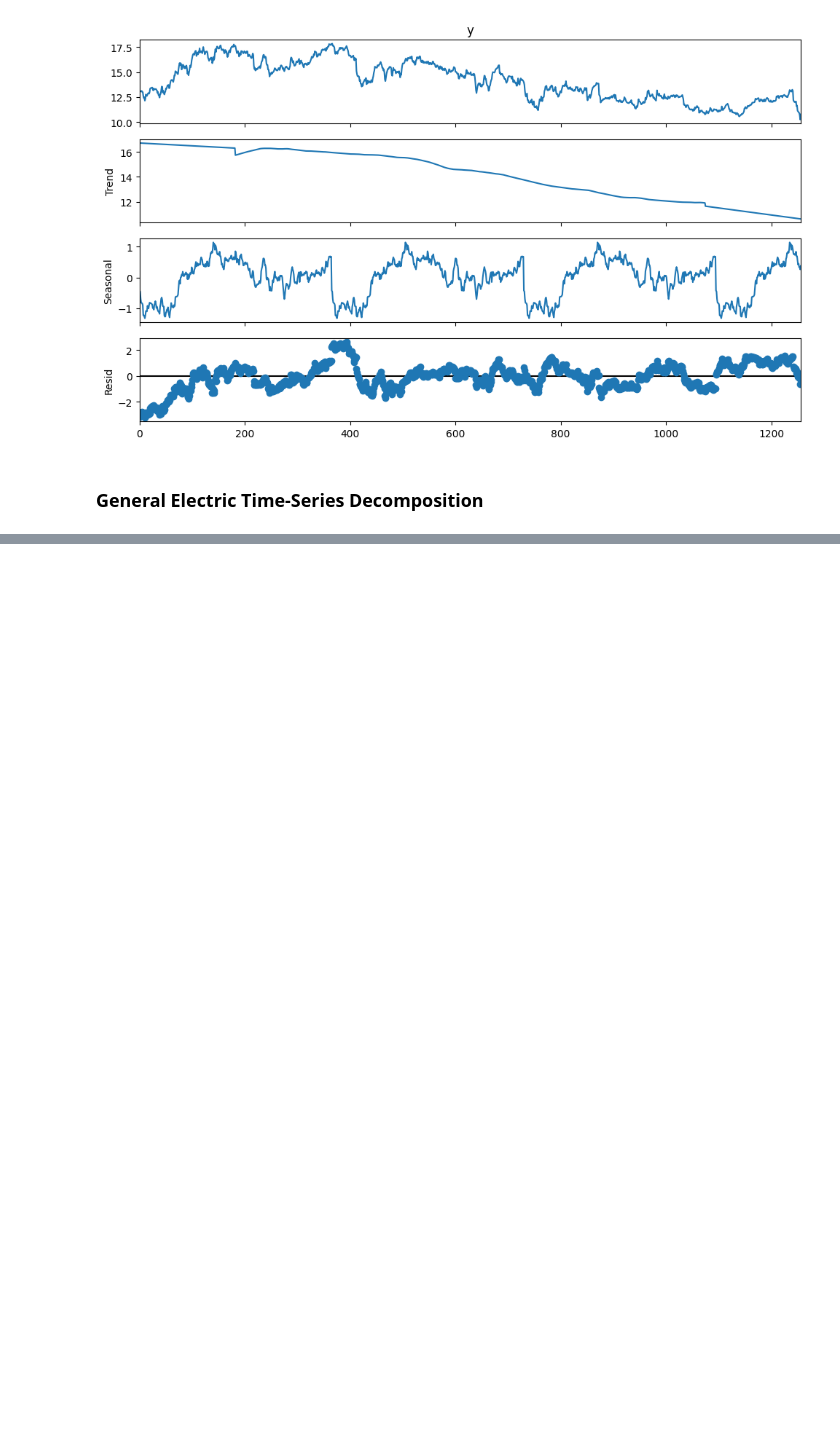
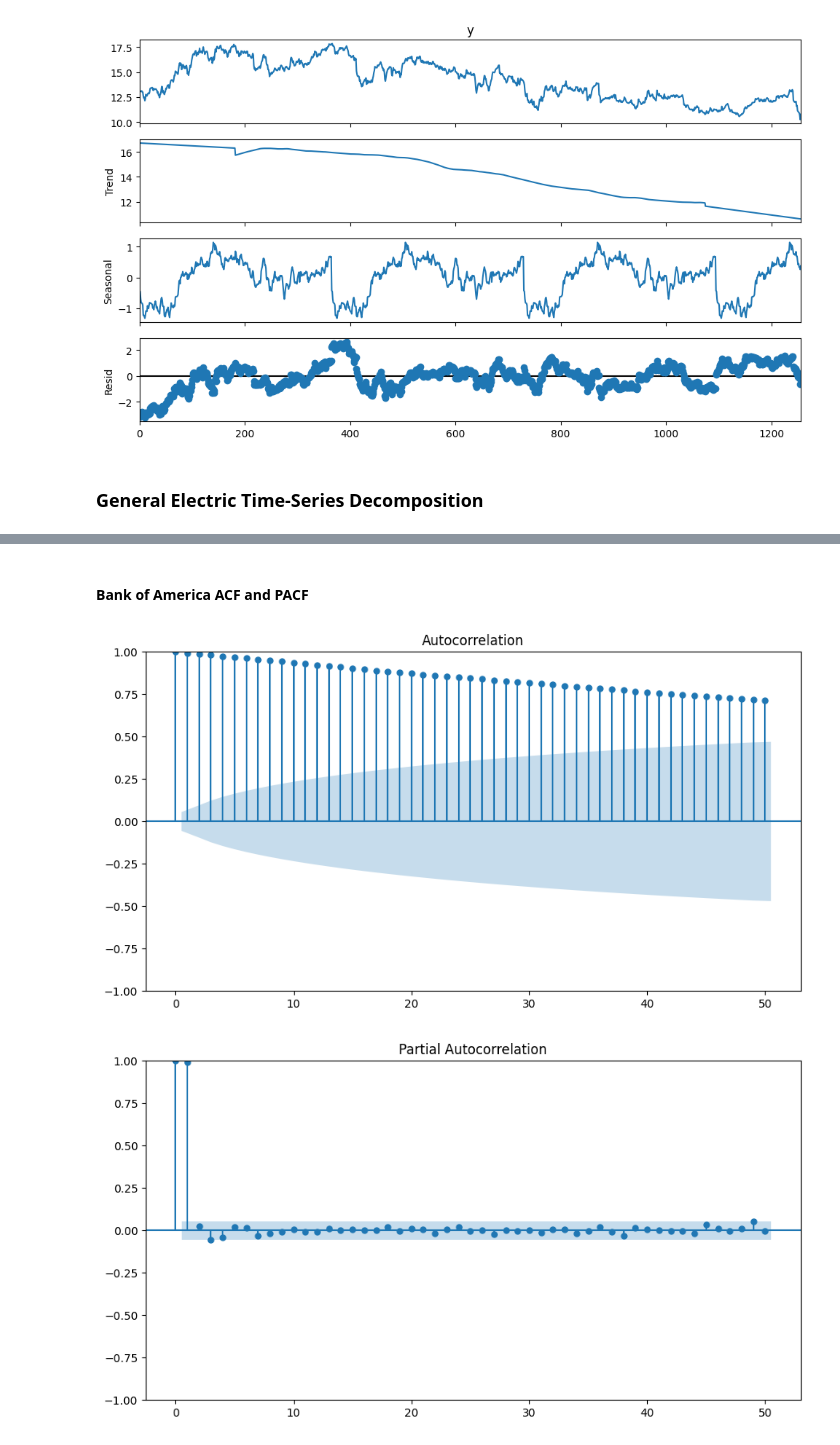
Before and after one commit to Vondent/stock-price-analysis, a Jupyter notebook: stock-price-analysis.ipynb, the cells around one changed output, grey strips where cells are left out. Cells and saved outputs as stored; diff of their text form; code cells hidden in the pictures; blank space fills up the shorter version.

```diff
--- a/stock-price-analysis.ipynb
+++ b/stock-price-analysis.ipynb
@@ -1605,0 +1641,7 @@ ge_tr, ge_se, ge_re = decomposition(ge_ph_dat, 365)
+# %% [markdown]
+#### Bank of America ACF and PACF
+# %%
+acf_pacf(bac_ph_dat, 50)
+# %% [output]
+[figure, added]
+[figure, added]
```
Also changed, not shown: parts of 22 cells of this notebook.
